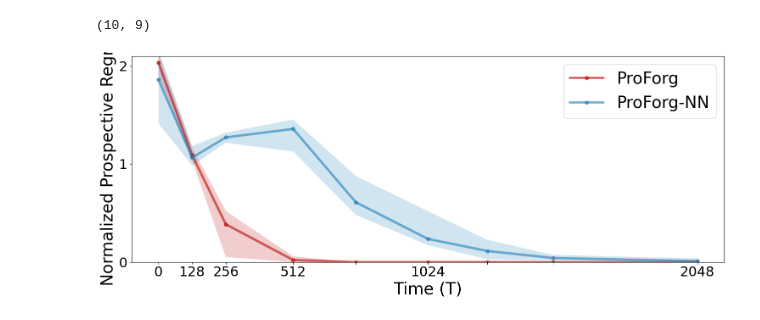
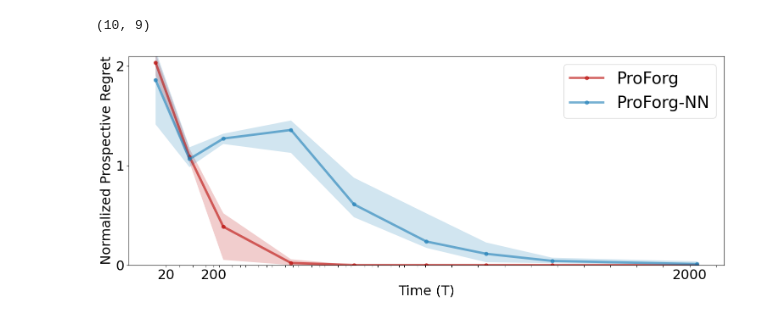
Before and after one commit to neurodata/ProspectiveForaging, a Jupyter notebook: notebooks/fig4_new.ipynb, the cells around one changed output. Saved outputs shown, nothing was run; the diff lists cells and outputs as text; code cells hidden in the pictures.

```diff
--- a/notebooks/fig4_new.ipynb
+++ b/notebooks/fig4_new.ipynb
@@ -64,6 +64,7 @@ colors = {"PVAFM_oh_RF": pvafm_df,
           }
 
 ## Plot DF
+Ts = Ts-20
 median = np.median(PREGRETS_DF_arr, axis=0)
 q25  = np.nanpercentile(PREGRETS_DF_arr, 25, axis=0)
 q75  = np.nanpercentile(PREGRETS_DF_arr, 75, axis=0)
@@ -78,32 +79,35 @@ q75  = np.nanpercentile(PREGRETS_NN_arr, 75, axis=0)
 plt.plot(Ts, median,color=colors["PVAFM_oh_NN"], lw = linewidth,marker='o',alpha = 0.6,label = 'ProForg-NN')
 plt.fill_between(Ts, q25, q75, color=colors["PVAFM_oh_NN"], alpha=0.20, edgecolor="none")
 
 
 # median = np.median(PREGRETS_PAFM_NN_arr, axis=0)
 # q25  = np.nanpercentile(PREGRETS_PAFM_NN_arr, 25, axis=0)
 # q75  = np.nanpercentile(PREGRETS_PAFM_NN_arr, 75, axis=0)
 # plt.plot(Ts_offline, median,color=colors["PVAFM_oh_NN"], lw = linewidth,marker='o',alpha = 0.5,label = 'ProForg-NN')
 # plt.fill_between(Ts_offline, q25, q75, color=colors["PVAFM_oh_NN"], alpha=0.10, edgecolor="none")
 
 plt.xlabel("Time (T)",fontsize = fontsize-5)
 plt.ylabel("Normalized Prospective Regret", fontsize = fontsize-5)
 # plt.xscale('log')
 
 xticks = Ts
-xticklabels = [str(v) if v in [0,128,256,512,1024,2048] else ""   # hide every 2nd label
+xticks = [i for i in np.arange(20,1000,50)]+[i for i in np.arange(10000,5000,1000)]+[i for i in np.arange(200,2200,100)]
+xticklabels = [str(v) if v in ['0',20,200,2000,20000] else ""   # hide every 2nd label
                for i, v in enumerate(xticks)]
+# xticklabels = [str(v) if v in [0,128,256,512,1024,2048] else ""   # hide every 2nd label
+#                for i, v in enumerate(xticks)]
 plt.xticks(xticks, labels=xticklabels,fontsize = fontsize-5)
 
 # plt.xticks(Ts_PAFM+Ts_PVFM, labels=[str(v) for v in Ts_PAFM+Ts_PVFM])
 plt.ylim([0,2.1])
 plt.yticks([0,1,2],fontsize = fontsize-5)
 # plt.title('Prospective Regret Across Lookahead Steps - ProForg',fontsize = fontsize)
 # plt.xlim(0,700000)
 plt.legend(fontsize = fontsize)
 plt.tight_layout()
 
 # plt.grid(True, linestyle='--', alpha=0.2)
 # plt.tight_layout()
 plt.savefig('ProForg_DFNN.png')
 # %% [output]
-[figure, old version]
+[figure, new version]
```
Also changed, not shown: 7 other files.
